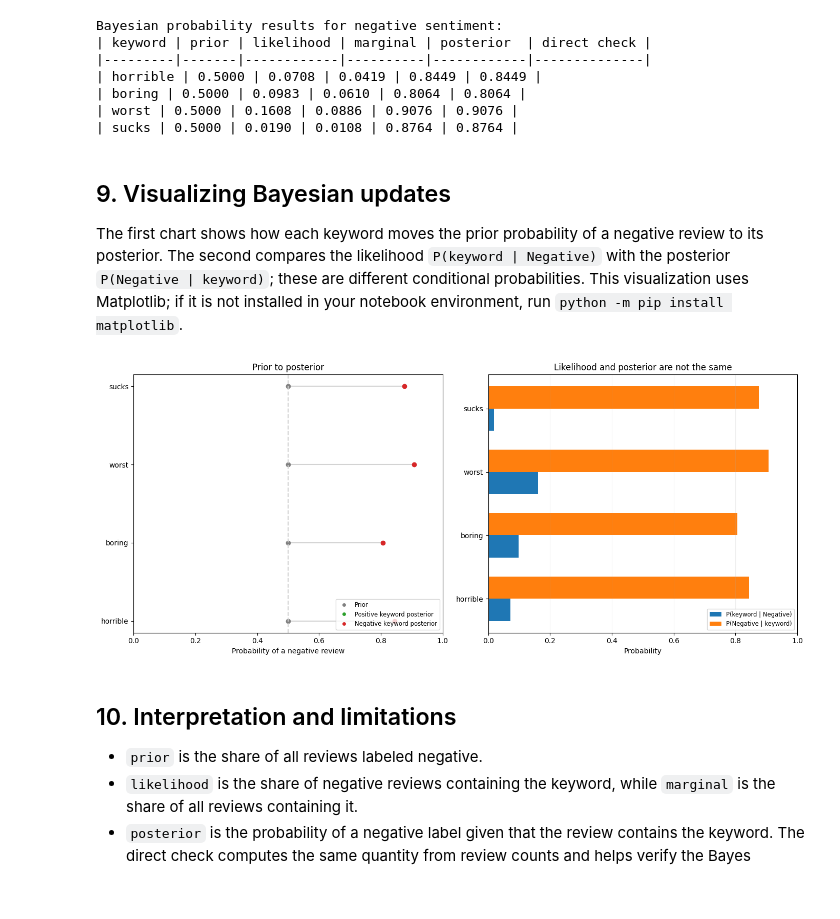
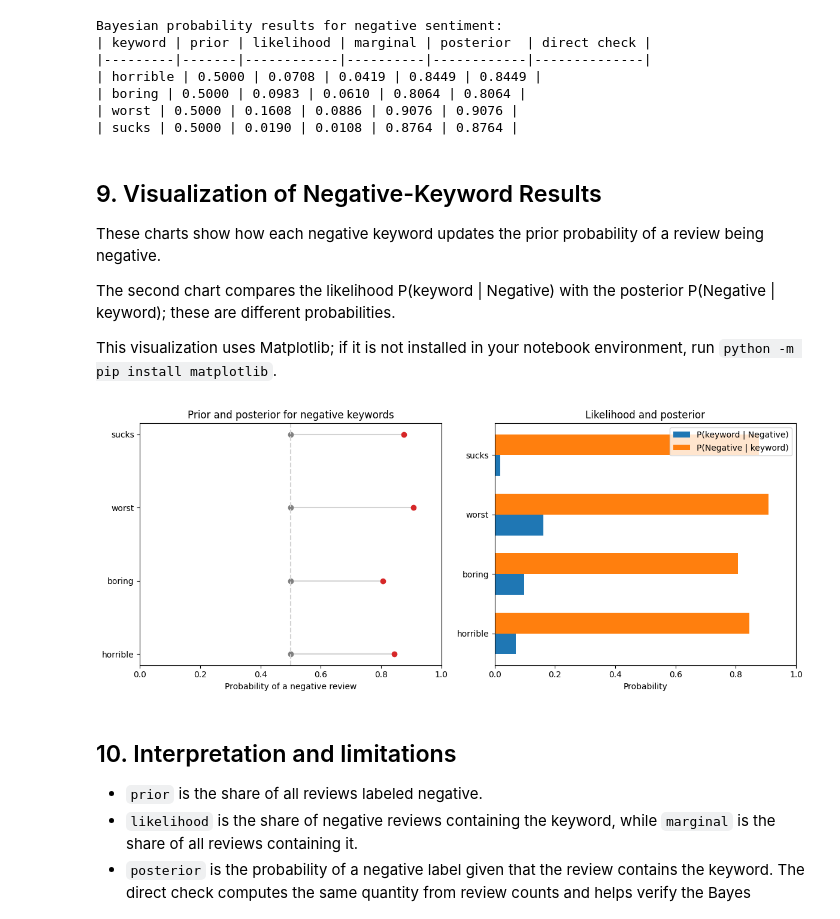
Before and after one commit to L-nsamba/group-1-formative-3-probability-bayes-gradient-descent, a Jupyter notebook: notebooks/Part_2_Bayesian_Probability.ipynb, the cells around one changed output. Saved outputs shown, nothing was run; the diff lists cells and outputs as text; code cells hidden in the pictures; blank space fills up the shorter version.

Commit message:
Compute only for negative keywords

```diff
--- a/notebooks/Part_2_Bayesian_Probability.ipynb
+++ b/notebooks/Part_2_Bayesian_Probability.ipynb
@@ -154,68 +154,66 @@ Bayesian probability results for negative sentiment:
 | worst | 0.5000 | 0.1608 | 0.0886 | 0.9076 | 0.9076 |
 | sucks | 0.5000 | 0.0190 | 0.0108 | 0.8764 | 0.8764 |
 # %% [markdown]
-## 9. Visualizing Bayesian updates
+## 9. Visualization of Negative-Keyword Results
 
-The first chart shows how each keyword moves the prior probability of a negative review to its posterior.
-The second compares the likelihood `P(keyword | Negative)` with the posterior `P(Negative | keyword)`; these are different conditional probabilities.
+These charts show how each negative keyword updates the prior probability of a review being negative.
+
+The second chart compares the likelihood P(keyword | Negative) with the posterior P(Negative | keyword); these are different probabilities.
+
 This visualization uses Matplotlib; if it is not installed in your notebook environment, run `python -m pip install matplotlib`.
 # %%
 import matplotlib.pyplot as plt
-from matplotlib.lines import Line2D
 
-fig, axes = plt.subplots(1, 2, figsize=(14, 6))
 positions = list(range(len(results)))
+keywords = [result["word"] for result in results]
 
+fig, axes = plt.subplots(1, 2, figsize=(12, 5))
+
+# Prior-to-posterior update for each negative keyword
 for index, result in enumerate(results):
-    posterior_color = "tab:green" if result["word"] in positive_words else "tab:red"
     axes[0].plot(
         [result["prior"], result["posterior"]],
         [index, index],
         color="lightgray",
         zorder=1,
     )
     axes[0].scatter(result["prior"], index, color="gray", zorder=2)
-    axes[0].scatter(result["posterior"], index, color=posterior_color, zorder=2)
+    axes[0].scatter(result["posterior"], index, color="tab:red", zorder=2)
 
-axes[0].set_yticks(positions, [result["word"] for result in results])
+axes[0].set_yticks(positions)
+axes[0].set_yticklabels(keywords)
 axes[0].set_xlim(0, 1)
 axes[0].axvline(0.5, linestyle="--", color="lightgray")
 axes[0].set_xlabel("Probability of a negative review")
-axes[0].set_title("Prior to posterior")
-axes[0].legend(
-    handles=[
-        Line2D([0], [0], marker="o", color="w", markerfacecolor="gray", label="Prior"),
-        Line2D([0], [0], marker="o", color="w", markerfacecolor="tab:green", label="Positive keyword posterior"),
-        Line2D([0], [0], marker="o", color="w", markerfacecolor="tab:red", label="Negative keyword posterior"),
-    ],
-    loc="lower right",
-    fontsize="small",
-)
+axes[0].set_title("Prior and posterior for negative keywords")
 
+# Compare likelihood with posterior
 bar_height = 0.35
+
 axes[1].barh(
     [index - bar_height / 2 for index in positions],
     [result["likelihood"] for result in results],
     height=bar_height,
     label="P(keyword | Negative)",
 )
 axes[1].barh(
     [index + bar_height / 2 for index in positions],
     [result["posterior"] for result in results],
     height=bar_height,
     label="P(Negative | keyword)",
 )
-axes[1].set_yticks(positions, [result["word"] for result in results])
+
+axes[1].set_yticks(positions)
+axes[1].set_yticklabels(keywords)
 axes[1].set_xlim(0, 1)
 axes[1].set_xlabel("Probability")
-axes[1].set_title("Likelihood and posterior are not the same")
-axes[1].legend(fontsize="small")
-axes[1].grid(axis="x", alpha=0.2)
+axes[1].set_title("Likelihood and posterior")
+axes[1].legend()
 
 fig.tight_layout()
 plt.show()
 # %% [output]
-[figure, old version]
+[figure, new version]
 # %% [markdown]
 ## 10. Interpretation and limitations
 
```
